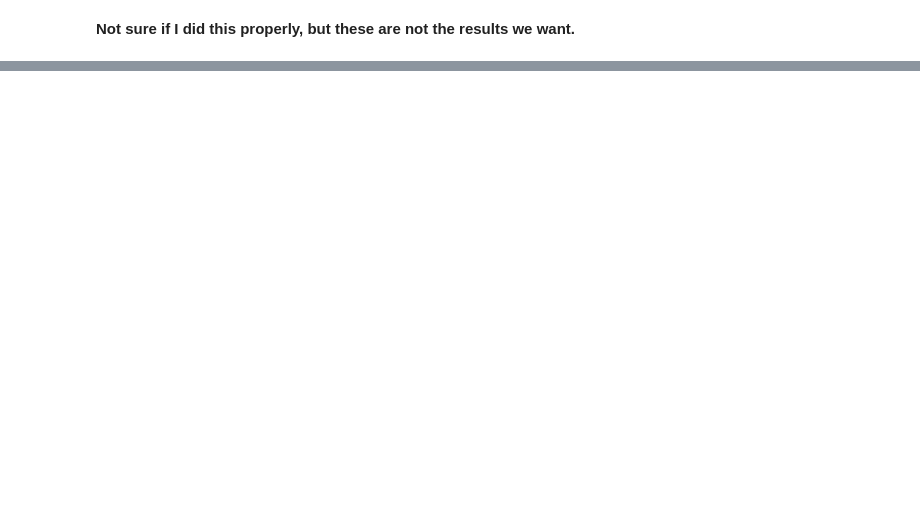
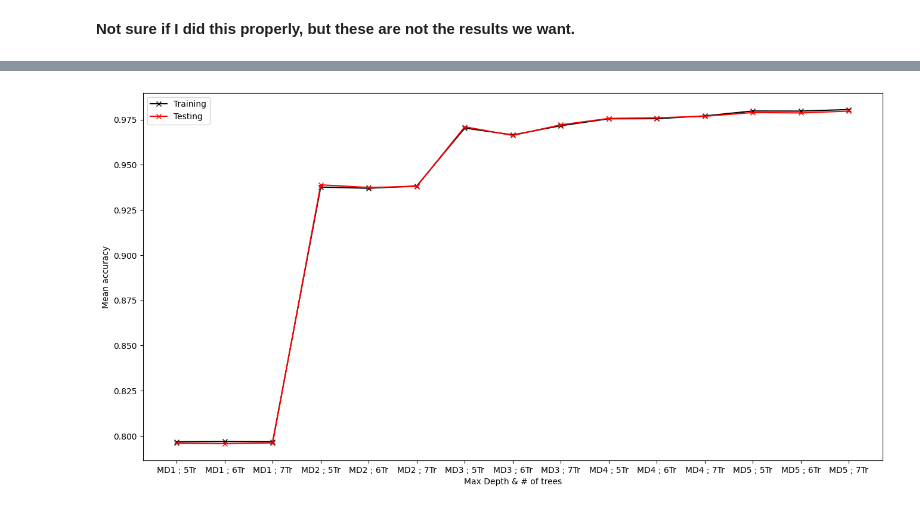
Before and after one commit to Pschnizer/OpenAvenues, a Jupyter notebook: Work.ipynb, the cells around one changed output, grey strips where cells are left out. Drawn from its saved outputs; the diff is of its cells as text; code cells hidden in the pictures; blank space fills up the shorter version.

```diff
--- a/Work.ipynb
+++ b/Work.ipynb
@@ -709,0 +848,3 @@ Classification accuracy META-DES:  0.5079709220762658
+# %%
+filtered['ELICE si'] = filtered['ELICE si'].astype(float)
+filtered.head(2)
@@ -709,0 +861,11 @@ Classification accuracy META-DES:  0.5079709220762658
+# %%
+X_ = filtered[['Qualified Reads', 'Majority Label', 'Difficulty', 'First Choice Weight', 'Second Choice Weight', 'Zweight', 'ELICE si', 'ELICE Inferred']]
+X_df = pd.get_dummies(X_df)
+X = X_df.values
+y = filtered['Correct Label'].values
+# %%
+log = LR()
+
+model.fit(X,y)
+acc = model.score(X,y)
+acc
@@ -709,0 +920,30 @@ Classification accuracy META-DES:  0.5079709220762658
+# %%
+n_trees = [5,6,7]
+max_depth_range = np.arange(1,6)
+k = 20
+
+train = []
+test = []
+
+x_axis = []
+for d in max_depth_range:
+    for n in n_trees:
+        rfc = RFC(n_estimators=n,
+                  max_depth=d,
+                  max_features=None,
+                  random_state=146)
+        tr,te = DoKFold(rfc,X,y,k,SS())
+
+        train.append(np.mean(tr))
+        test.append(np.mean(te))
+        x_axis.append('MD' + str(d) + ' ; ' + str(n) + 'Tr')
+# %%
+plt.figure(figsize=(16,8))
+plt.plot(x_axis, train, '-xk', label='Training')
+plt.plot(x_axis, test, '-xr', label='Testing')
+plt.xlabel('Max Depth & # of trees')
+plt.ylabel('Mean accuracy')
+plt.legend()
+plt.show()
+# %% [output]
+[figure, added]
```
Also changed, not shown: parts of 54 cells of this notebook.
